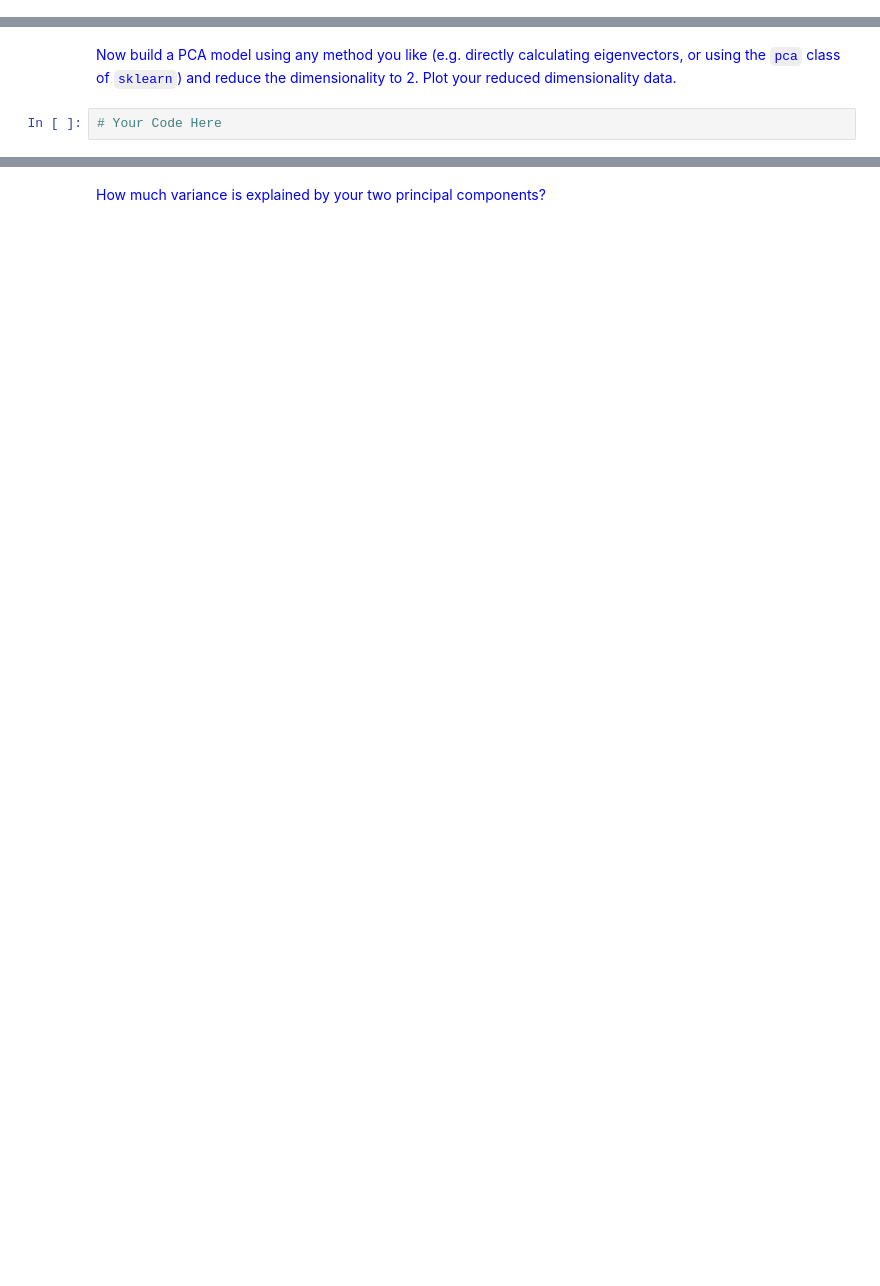
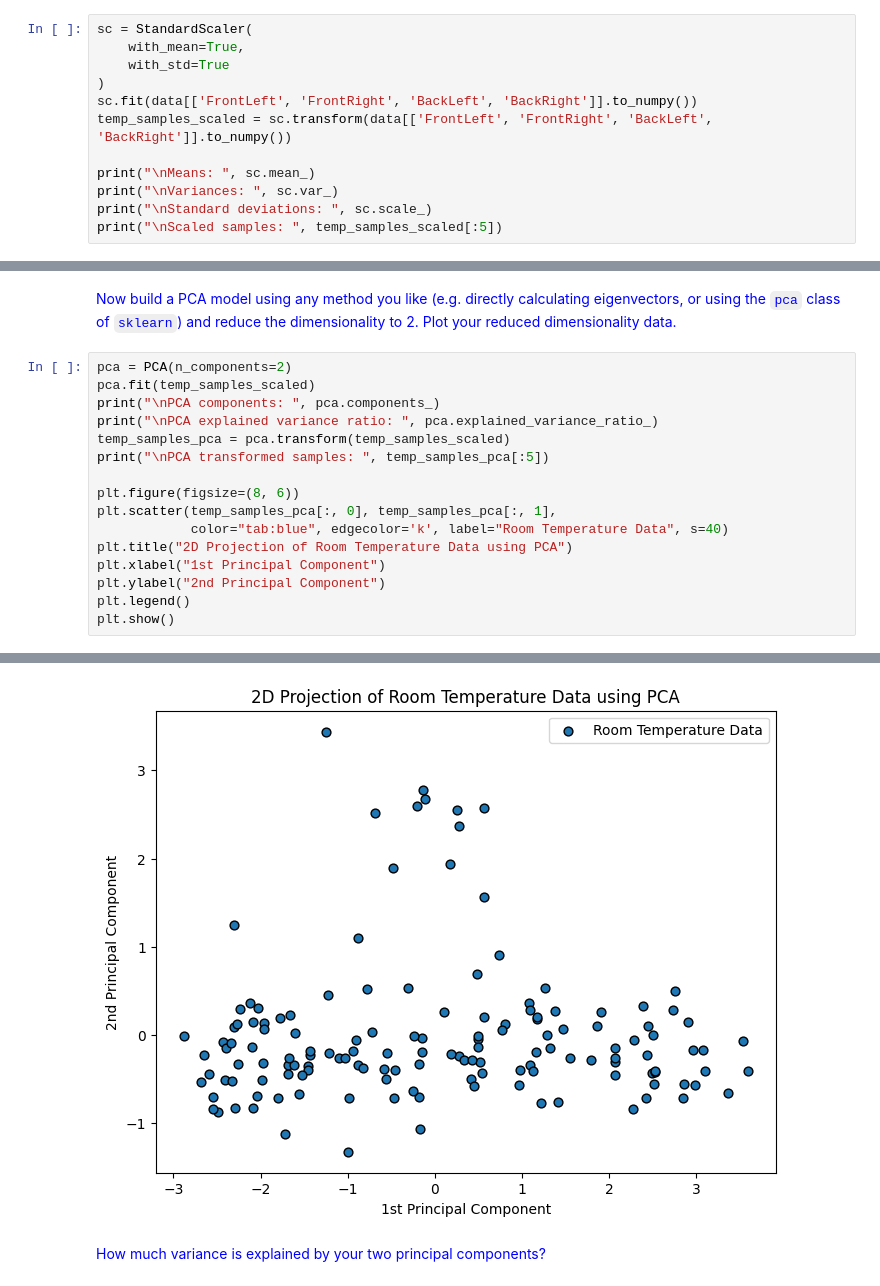
Before and after one commit to pbonar/UAB-data-engineering, a Jupyter notebook: labs/Labs 4 - PCA/Problemas4_2023-2024.ipynb, the cells around one changed output, grey strips where cells are left out. Saved outputs shown, nothing was run; the diff lists cells and outputs as text; blank space fills up the shorter version.

```diff
--- a/labs/Labs 4 - PCA/Problemas4_2023-2024.ipynb
+++ b/labs/Labs 4 - PCA/Problemas4_2023-2024.ipynb
@@ -391,0 +418,12 @@ plt.show()
+# %%
+sc = StandardScaler(
+    with_mean=True,
+    with_std=True
+)
+sc.fit(data[['FrontLeft', 'FrontRight', 'BackLeft', 'BackRight']].to_numpy())
+temp_samples_scaled = sc.transform(data[['FrontLeft', 'FrontRight', 'BackLeft', 'BackRight']].to_numpy())
+
+print("\nMeans: ", sc.mean_)
+print("\nVariances: ", sc.var_)
+print("\nStandard deviations: ", sc.scale_)
+print("\nScaled samples: ", temp_samples_scaled[:5])
@@ -392,4 +442,19 @@ plt.show()
 # %% [markdown]
 <font color=blue>Now build a PCA model using any method you like (e.g. directly calculating eigenvectors, or using the `pca` class of `sklearn`) and reduce the dimensionality to 2. Plot your reduced dimensionality data.</font>
-# %%
-# Your Code Here
+# %%
+pca = PCA(n_components=2)
+pca.fit(temp_samples_scaled)
+print("\nPCA components: ", pca.components_)
+print("\nPCA explained variance ratio: ", pca.explained_variance_ratio_)
+temp_samples_pca = pca.transform(temp_samples_scaled)
+print("\nPCA transformed samples: ", temp_samples_pca[:5])
+
+plt.figure(figsize=(8, 6))
+plt.scatter(temp_samples_pca[:, 0], temp_samples_pca[:, 1],
+            color="tab:blue", edgecolor='k', label="Room Temperature Data", s=40)
+plt.title("2D Projection of Room Temperature Data using PCA")
+plt.xlabel("1st Principal Component")
+plt.ylabel("2nd Principal Component")
+plt.legend()
+plt.show()
+# %% [output]
@@ -396,2 +471,3 @@ plt.show()
+[figure, added]
 # %% [markdown]
 <font color=blue>How much variance is explained by your two principal components?</font>
```
Also changed, not shown: parts of 18 cells of this notebook.
